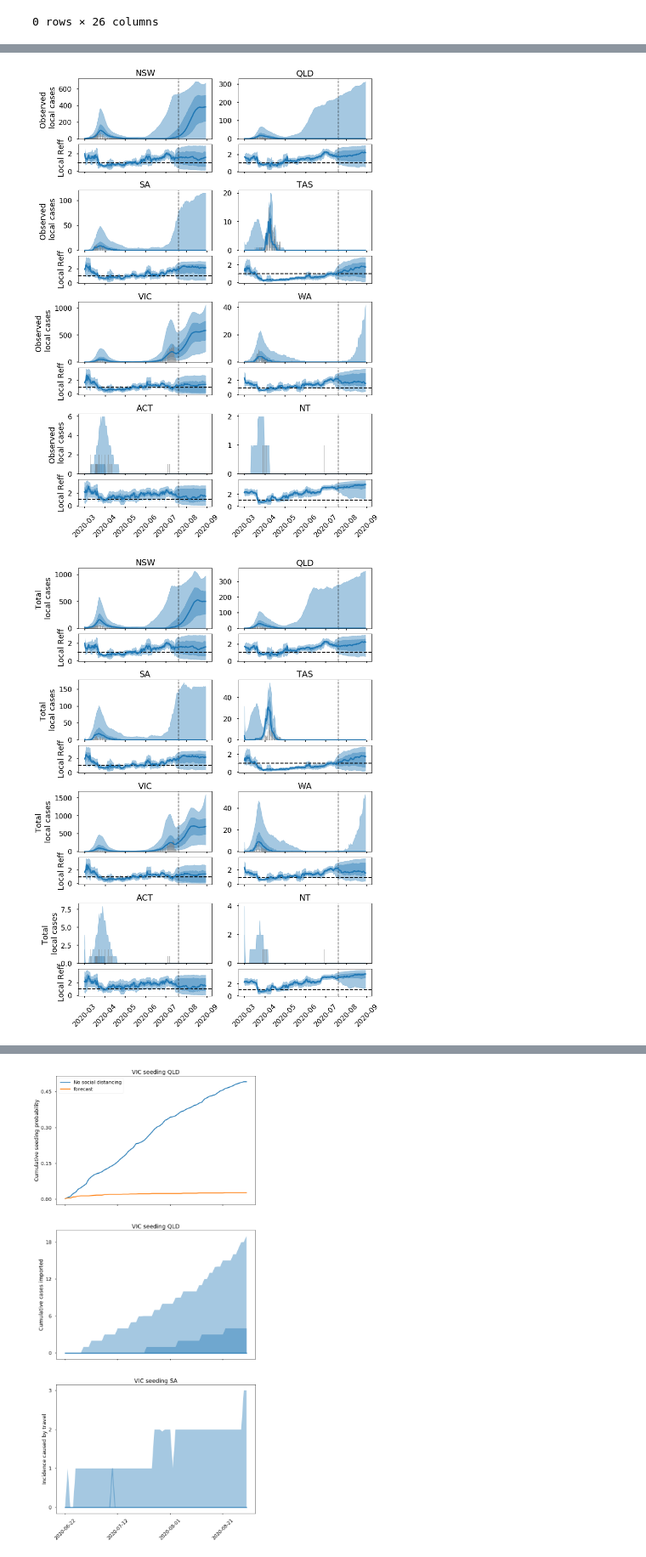
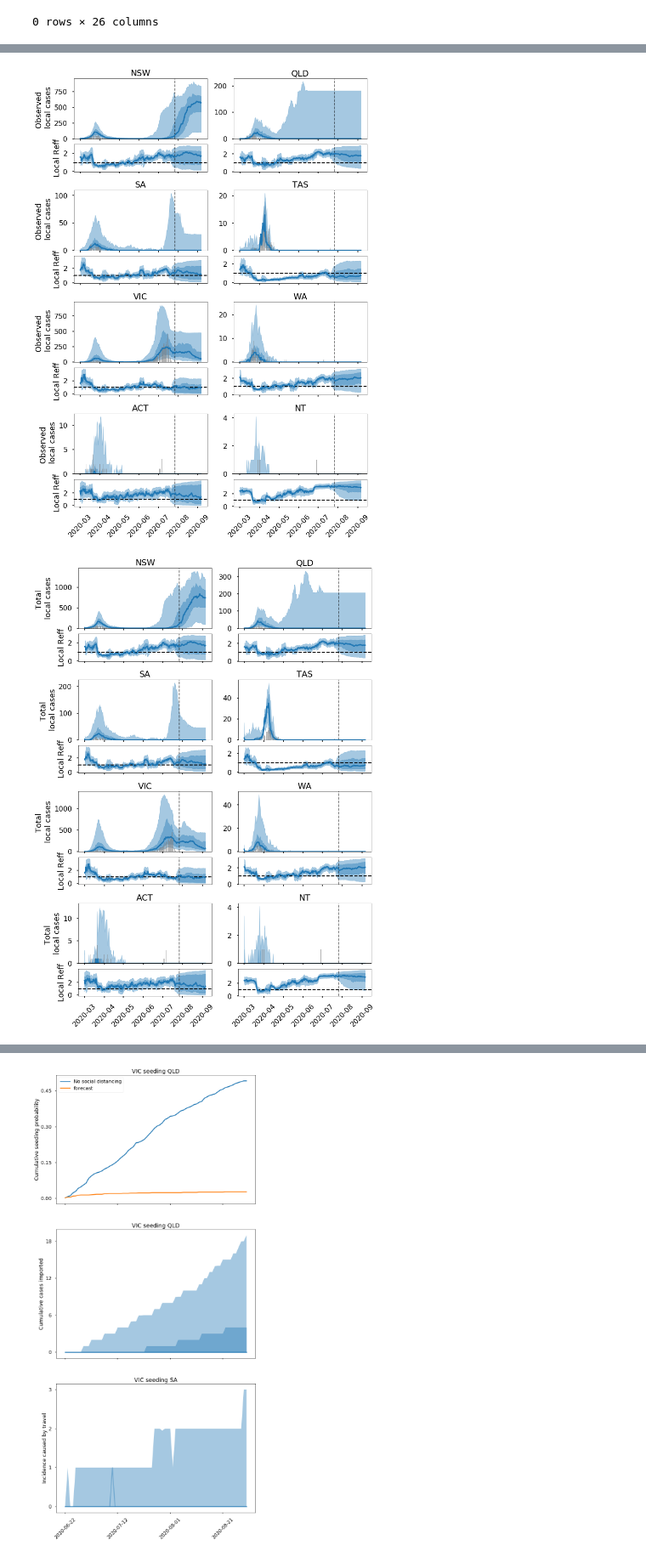
Before and after one commit to tdennisliu/covid19-forecasting-aus, a Jupyter notebook: analysis/collating_cases.ipynb, the cells around one changed output, grey strips where cells are left out. Shown at 85% size. Saved outputs shown, nothing was run; the diff lists cells and outputs as text; code cells hidden in the pictures.

Commit message:
added ability to just read in latest file to use as Reff and linelist

```diff
--- a/analysis/collating_cases.ipynb
+++ b/analysis/collating_cases.ipynb
@@ -110,7 +110,7 @@ def read_in_Reff(forecast_R=None,R_I=None):
 
 
         if forecast_R is not None:
-            df_forecast = pd.read_hdf(datapath+'soc_mob_R2020-07-20.h5',
+            df_forecast = pd.read_hdf(datapath+'soc_mob_R2020-07-27.h5',
             key='Reff')
 
             if R_I is not None:
@@ -138,7 +138,7 @@ def read_in_Reff(forecast_R=None,R_I=None):
 # %%
 
 from datetime import timedelta
-df = pd.read_excel("../data/COVID-19 UoM 20Jul2020 0930.xlsx",
+df = pd.read_excel("../data/COVID-19 UoM 24Jul2020 0940.xlsx",
                    parse_dates=['SPECIMEN_DATE','NOTIFICATION_DATE','NOTIFICATION_RECEIVE_DATE','TRUE_ONSET_DATE'],
                    dtype= {'PLACE_OF_ACQUISITION':str})
 df.PLACE_OF_ACQUISITION.fillna('00038888',inplace=True) #Fill blanks with simply unknown
@@ -184,9 +184,9 @@ from datetime import timedelta
 
 plt.style.use("seaborn-poster")
 states = ['NSW','QLD','SA','TAS','VIC','WA','ACT','NT']
-n_sims = 4000
+n_sims = 50
 start_date = '2020-03-01'
-days = 183
+days = 190
 forecast_type = 'R_L' #default None
 
 Reff = read_in_Reff( forecast_R=forecast_type)
@@ -352,2 +352,2 @@ forecast up to: 2020-08-30 00:00:00
-[figure, old version]
+[figure, new version]
-[figure, old version]
+[figure, new version]
```
Also changed, not shown: parts of 4 cells of this notebook, 2 other files.
